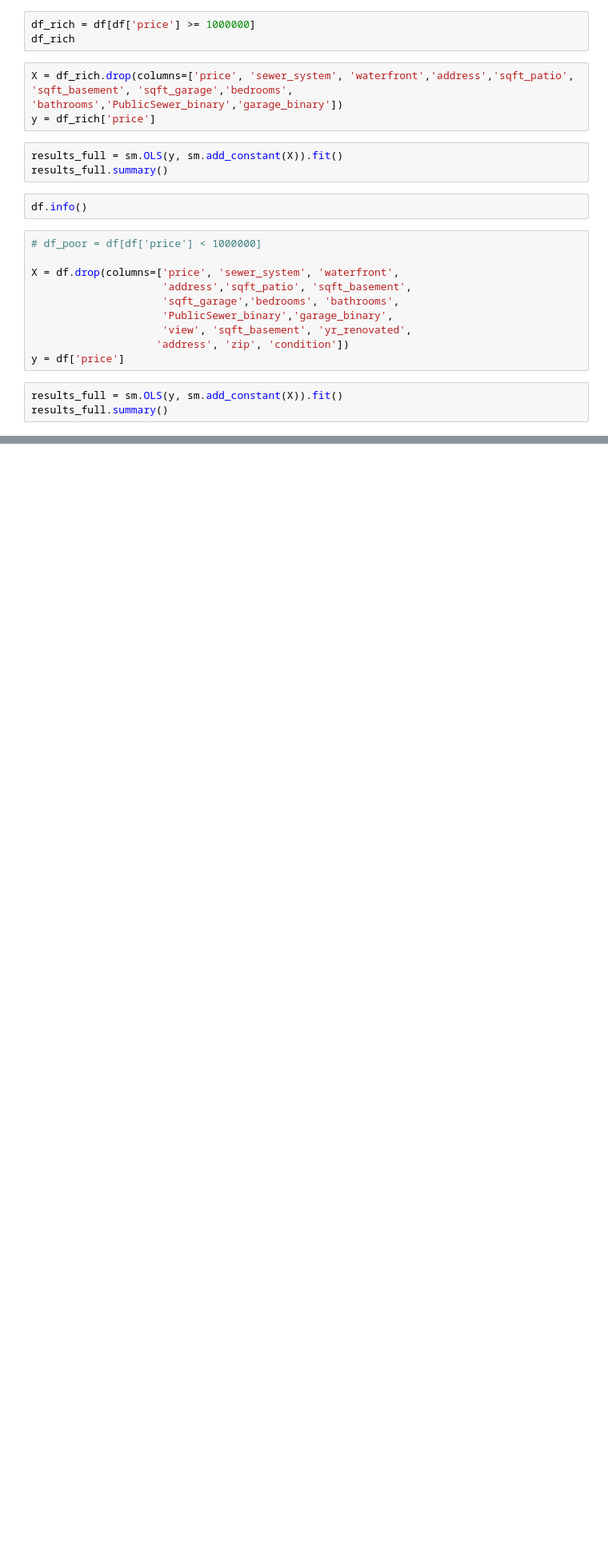
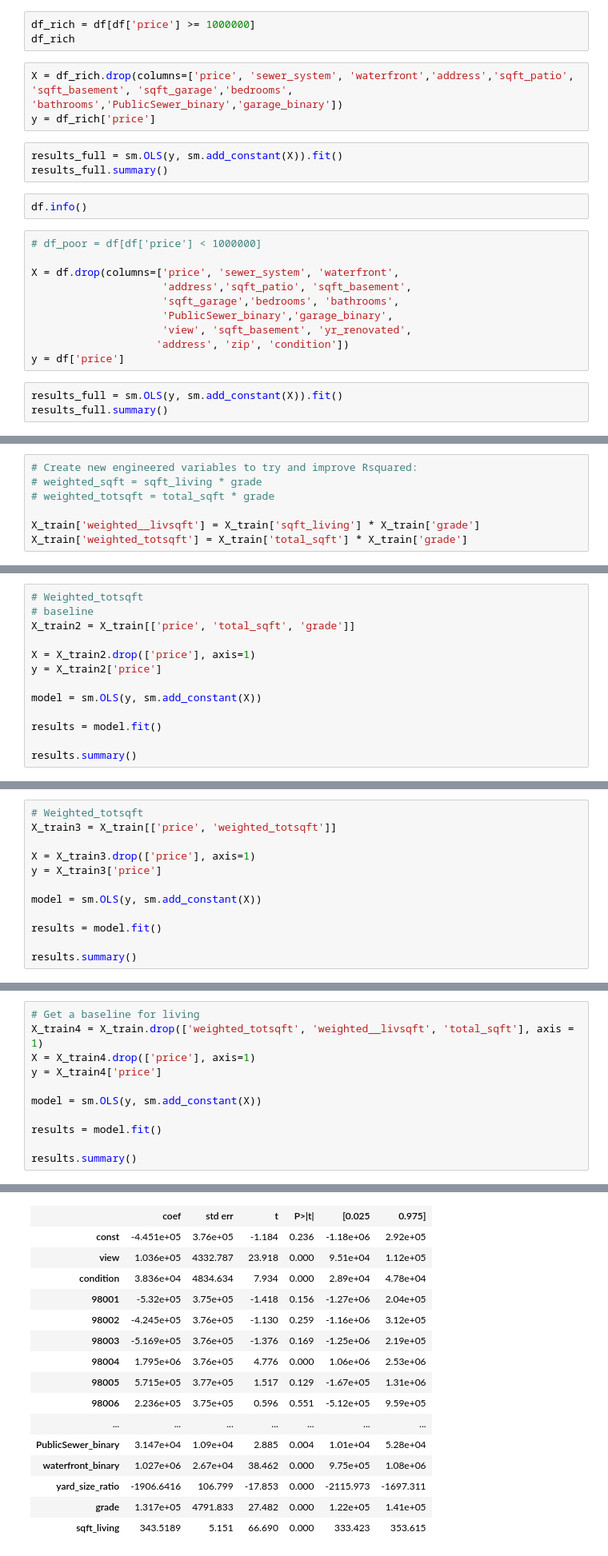
Before and after one commit to AliRampur/Phase-2-Group-Project, a Jupyter notebook: MitchA_EDA_Cleaning.ipynb, the cells around one changed output, grey strips where cells are left out. Shown at 80% size. Cells and saved outputs as stored; diff of their text form; blank space fills up the shorter version.

Commit message:
LinReg assumptions for v1 of model

```diff
--- a/MitchA_EDA_Cleaning.ipynb
+++ b/MitchA_EDA_Cleaning.ipynb
@@ -454,0 +932,7 @@ results_full.summary()
+# %%
+# Create new engineered variables to try and improve Rsquared:
+# weighted_sqft = sqft_living * grade
+# weighted_totsqft = total_sqft * grade
+
+X_train['weighted__livsqft'] = X_train['sqft_living'] * X_train['grade']
+X_train['weighted_totsqft'] = X_train['total_sqft'] * X_train['grade']
@@ -454,0 +1010,13 @@ results_full.summary()
+# %%
+# Weighted_totsqft
+# baseline
+X_train2 = X_train[['price', 'total_sqft', 'grade']]
+
+X = X_train2.drop(['price'], axis=1)
+y = X_train2['price']
+
+model = sm.OLS(y, sm.add_constant(X))
+
+results = model.fit()
+
+results.summary()
@@ -454,0 +1046,12 @@ results_full.summary()
+# %%
+# Weighted_totsqft
+X_train3 = X_train[['price', 'weighted_totsqft']]
+
+X = X_train3.drop(['price'], axis=1)
+y = X_train3['price']
+
+model = sm.OLS(y, sm.add_constant(X))
+
+results = model.fit()
+
+results.summary()
@@ -454,0 +1080,12 @@ results_full.summary()
+# %%
+# Get a baseline for living
+X_train4 = X_train.drop(['weighted_totsqft', 'weighted__livsqft', 'total_sqft'], axis = 1)
+X = X_train4.drop(['price'], axis=1)
+y = X_train4['price']
+
+model = sm.OLS(y, sm.add_constant(X))
+
+results = model.fit()
+
+results.summary()
+# %% [output]
@@ -454,0 +1102,16 @@ results_full.summary()
+|  | coef | std err | t | P>|t| | [0.025 | 0.975] |
+| const | -4.451e+05 | 3.76e+05 | -1.184 | 0.236 | -1.18e+06 | 2.92e+05 |
+| view | 1.036e+05 | 4332.787 | 23.918 | 0.000 | 9.51e+04 | 1.12e+05 |
+| condition | 3.836e+04 | 4834.634 | 7.934 | 0.000 | 2.89e+04 | 4.78e+04 |
+| 98001 | -5.32e+05 | 3.75e+05 | -1.418 | 0.156 | -1.27e+06 | 2.04e+05 |
+| 98002 | -4.245e+05 | 3.76e+05 | -1.130 | 0.259 | -1.16e+06 | 3.12e+05 |
+| 98003 | -5.169e+05 | 3.76e+05 | -1.376 | 0.169 | -1.25e+06 | 2.19e+05 |
+| 98004 | 1.795e+06 | 3.76e+05 | 4.776 | 0.000 | 1.06e+06 | 2.53e+06 |
+| 98005 | 5.715e+05 | 3.77e+05 | 1.517 | 0.129 | -1.67e+05 | 1.31e+06 |
+| 98006 | 2.236e+05 | 3.75e+05 | 0.596 | 0.551 | -5.12e+05 | 9.59e+05 |
+| ... | ... | ... | ... | ... | ... | ... |
+| PublicSewer_binary | 3.147e+04 | 1.09e+04 | 2.885 | 0.004 | 1.01e+04 | 5.28e+04 |
+| waterfront_binary | 1.027e+06 | 2.67e+04 | 38.462 | 0.000 | 9.75e+05 | 1.08e+06 |
+| yard_size_ratio | -1906.6416 | 106.799 | -17.853 | 0.000 | -2115.973 | -1697.311 |
+| grade | 1.317e+05 | 4791.833 | 27.482 | 0.000 | 1.22e+05 | 1.41e+05 |
+| sqft_living | 343.5189 | 5.151 | 66.690 | 0.000 | 333.423 | 353.615 |
```
Also changed, not shown: parts of 18 cells of this notebook, 1 other file.
